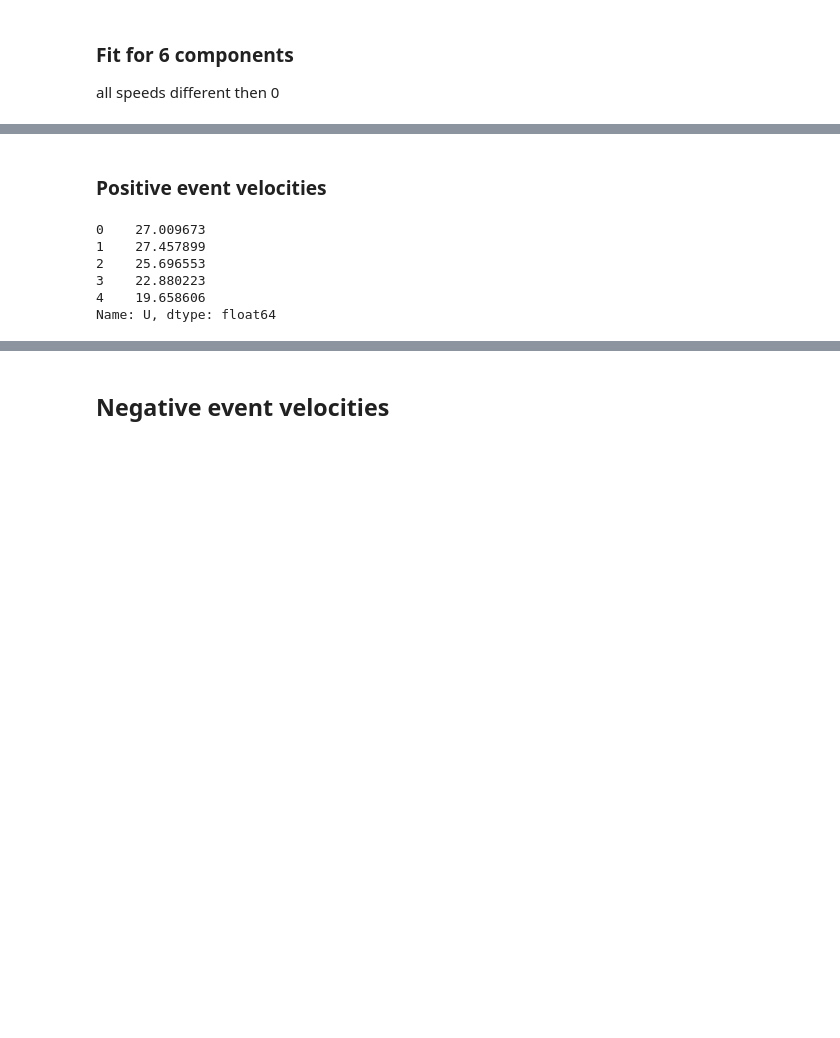
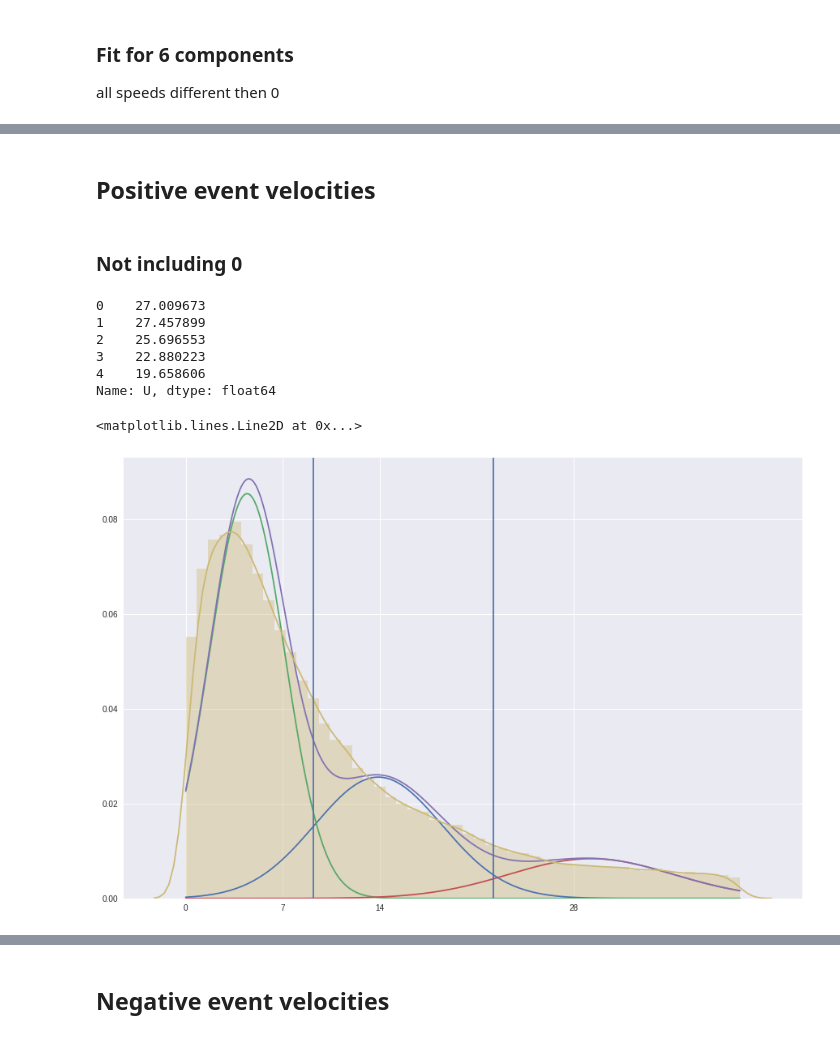
Before and after one commit to alTeska/VR_Acuity, a Jupyter notebook: notebooks/SRB_gauss_0205.ipynb, the cells around one changed output, grey strips where cells are left out. Cells and saved outputs as stored; diff of their text form; code cells hidden in the pictures; blank space fills up the shorter version.

```diff
--- a/notebooks/SRB_gauss_0205.ipynb
+++ b/notebooks/SRB_gauss_0205.ipynb
@@ -185,3 +185,5 @@ sns.distplot(data);
 # %% [markdown]
-### Positive event velocities
+## Positive event velocities
+# %% [markdown]
+### Not including 0
 # %%
@@ -212,0 +203,25 @@ fitted = models[np.argmin(BIC)]
+# %%
+data_range_pos = np.arange(data_pos.min(),data_pos.max(),0.01)
+mixture = np.arange(data_pos.min(),data_pos.max(),0.01) * 0
+
+fig, ax = plt.subplots(figsize=(15, 10));
+ax.set_xticks([-28, -14, -7, 0 , 7, 14, 28]);
+
+for ind in range(model.n_components):
+
+    weight = model.weights_[ind]
+    mean = model.means_[ind, 0]
+    var = np.sqrt(model.covariances_[ind, 0, 0])  # scipy pdf function accepts std and not variance
+
+    plt.plot(np.arange(data_pos.min(),data_pos.max(),0.01), weight * norm.pdf(data_range_pos, mean, var))
+
+    mixture += weight * norm.pdf(data_range_pos, mean, var)
+
+
+plt.plot(np.arange(data_pos.min(),data_pos.max(),0.01), mixture);
+sns.distplot(data_pos);
+plt.axvline(9.2)
+plt.axvline(22.2)
+# %% [output]
+<matplotlib.lines.Line2D at 0x...>
+[figure, added]
```
Also changed, not shown: parts of 19 cells of this notebook, 3 other files.
